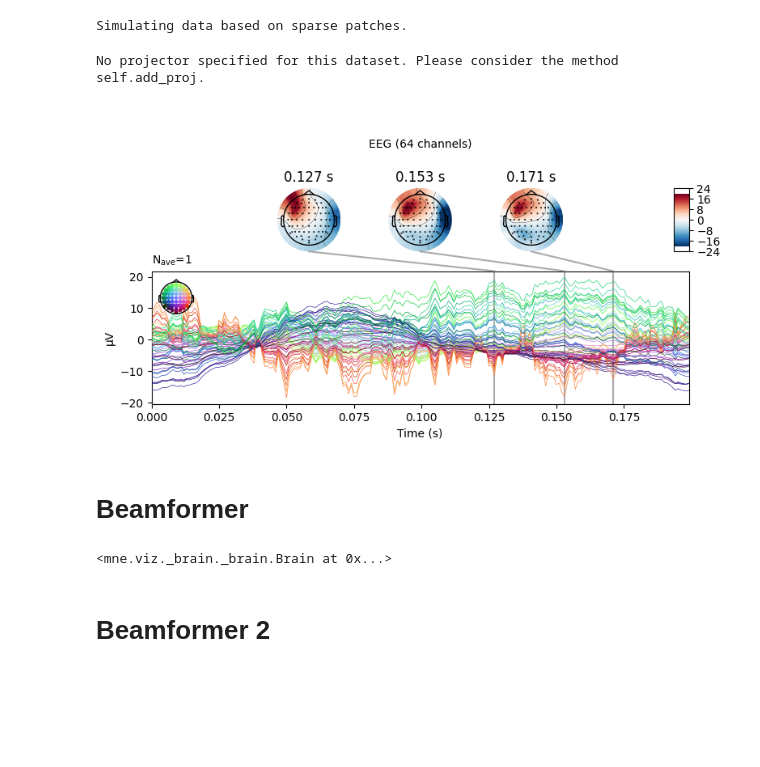
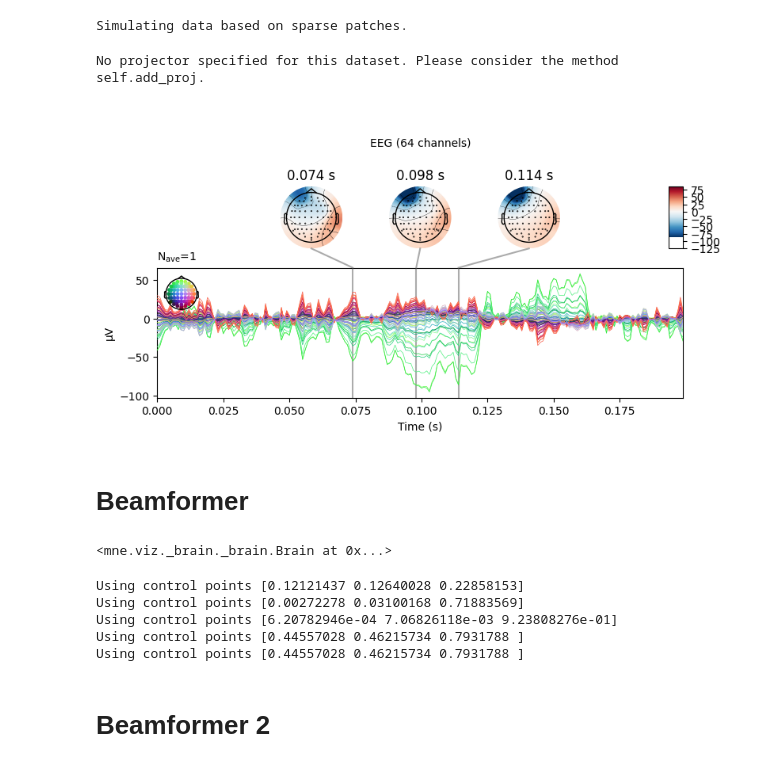
Before and after one commit to LukeTheHecker/invert, a Jupyter notebook: dev/gpt.ipynb, the cells around one changed output. Drawn from its saved outputs; the diff is of its cells as text; code cells hidden in the pictures; blank space fills up the shorter version.

```diff
--- a/dev/gpt.ipynb
+++ b/dev/gpt.ipynb
@@ -35,26 +35,26 @@ n_chans, n_dipoles = leadfield.shape
 # %%
 settings = dict(
-    number_of_sources=4,
-    extents=(1, 2),
+    number_of_sources=3,
+    extents=(24, 25),
     duration_of_trial=0.2,
     amplitudes=(99, 100),
     target_snr=1e99,
     beta_noise=0,
     method="standard")
 
 sim = Simulation(fwd, info, settings).simulate(2)
 stc = sim.source_data[0]
 evoked = sim.eeg_data[0].average()
 
 stc.data /= abs(stc.data).max()
 brain = stc.plot(**pp)
 brain.add_text(0.1, 0.9, 'Ground Truth', 'title',
                font_size=14)
 evoked.plot_joint()
 # %% [output]
 Simulating data based on sparse patches.
 No projector specified for this dataset. Please consider the method self.add_proj.
-[figure, old version]
+[figure, new version]
 # %% [markdown]
 # Beamformer
 # %%
@@ -73,7 +73,7 @@ def correlated_beamformer(eeg_data, leadfield_matrix, source_covariance):
     """
     # Compute the spatial filters using the leadfield matrix and the source covariance
     spatial_filters = compute_spatial_filters(leadfield_matrix, source_covariance)
-
+    # spatial_filters = spatial_filters / np.linalg.norm(spatial_filters, axis=0)
     # Compute the source estimate using the spatial filters and the EEG data
     source_estimate = compute_source_estimate(eeg_data, spatial_filters)
 
@@ -126,8 +126,7 @@ leadfield /= np.linalg.norm(leadfield, axis=0)
 
 x0 = np.linalg.pinv(leadfield) @ y
 x0 /= np.linalg.norm(x0)
-num_iterations = 10
-max_num_sources = 10
+
 x = correlated_beamformer(y, leadfield, C)
 
 stc_ = stc.copy()
@@ -135,6 +134,11 @@ stc_.data = x/abs(x).max()
 stc_.plot(**pp)
 # %% [output]
 <mne.viz._brain._brain.Brain at 0x...>
+Using control points [0.12121437 0.12640028 0.22858153]
+Using control points [0.00272278 0.03100168 0.71883569]
+Using control points [6.20782946e-04 7.06826118e-03 9.23808276e-01]
+Using control points [0.44557028 0.46215734 0.7931788 ]
+Using control points [0.44557028 0.46215734 0.7931788 ]
 # %% [markdown]
 # Beamformer 2
 # %%
```
Also changed, not shown: parts of 11 cells of this notebook, 2 other files.
